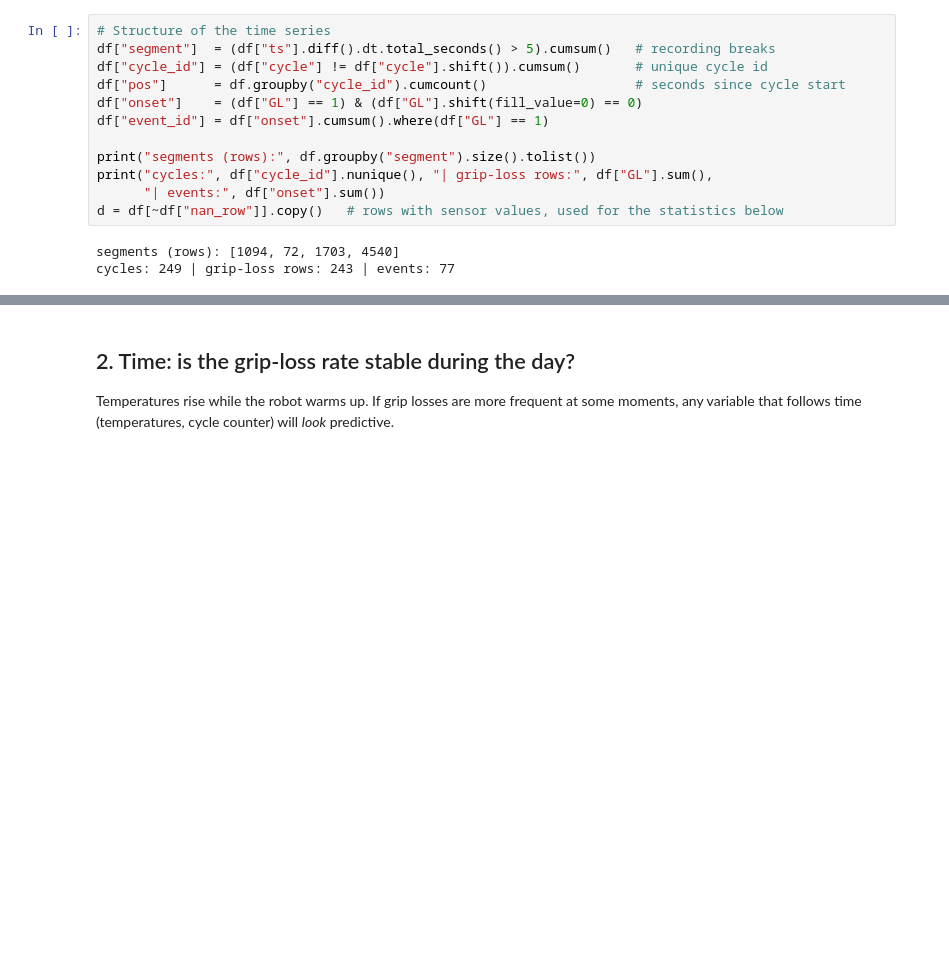
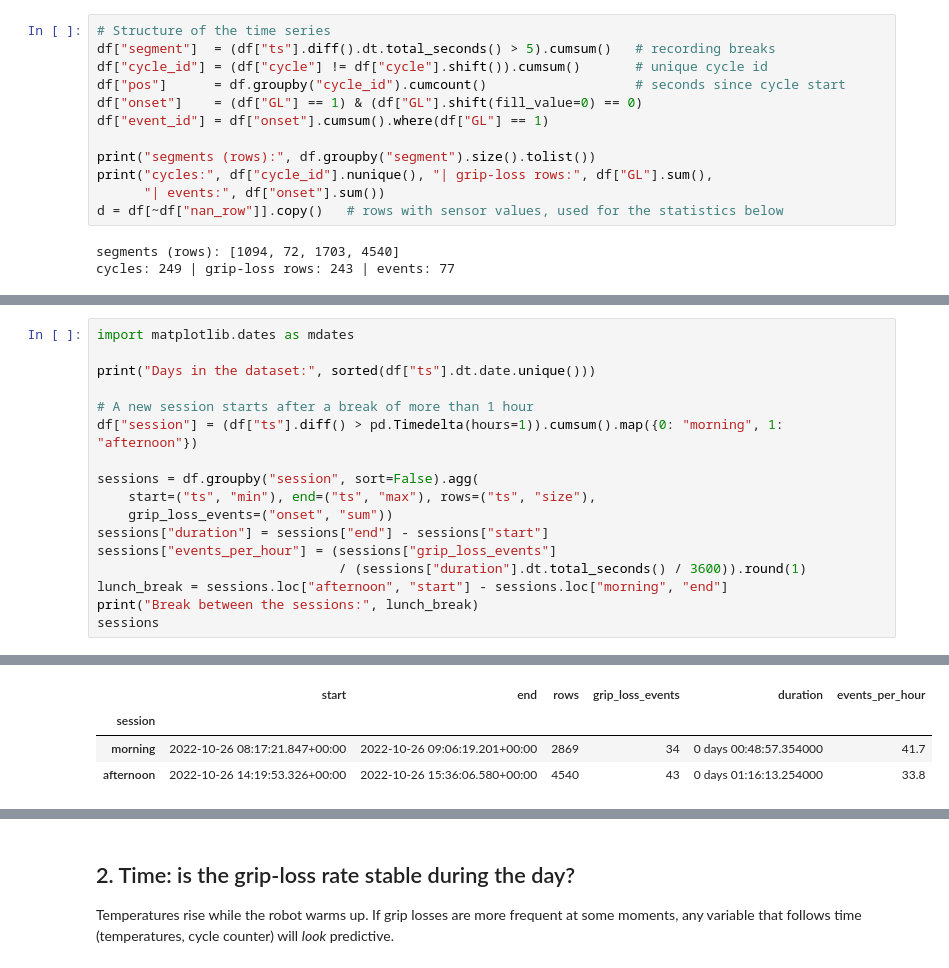
Before and after one commit to M-Espinoza-04/fault_detection_UR3_robot, a Jupyter notebook: step2_benchmark.ipynb, the cells around one changed output, grey strips where cells are left out. Drawn from its saved outputs; the diff is of its cells as text; blank space fills up the shorter version.

```diff
--- a/step2_benchmark.ipynb
+++ b/step2_benchmark.ipynb
@@ -59,0 +96,18 @@ cycles: 249 | grip-loss rows: 243 | events: 77
+# %%
+import matplotlib.dates as mdates
+
+print("Days in the dataset:", sorted(df["ts"].dt.date.unique()))
+
+# A new session starts after a break of more than 1 hour
+df["session"] = (df["ts"].diff() > pd.Timedelta(hours=1)).cumsum().map({0: "morning", 1: "afternoon"})
+
+sessions = df.groupby("session", sort=False).agg(
+    start=("ts", "min"), end=("ts", "max"), rows=("ts", "size"),
+    grip_loss_events=("onset", "sum"))
+sessions["duration"] = sessions["end"] - sessions["start"]
+sessions["events_per_hour"] = (sessions["grip_loss_events"]
+                               / (sessions["duration"].dt.total_seconds() / 3600)).round(1)
+lunch_break = sessions.loc["afternoon", "start"] - sessions.loc["morning", "end"]
+print("Break between the sessions:", lunch_break)
+sessions
+# %% [output]
@@ -59,0 +116,4 @@ cycles: 249 | grip-loss rows: 243 | events: 77
+|  | start | end | rows | grip_loss_events | duration | events_per_hour |
+| session |  |  |  |  |  |  |
+| morning | 2022-10-26 08:17:21.847+00:00 | 2022-10-26 09:06:19.201+00:00 | 2869 | 34 | 0 days 00:48:57.354000 | 41.7 |
+| afternoon | 2022-10-26 14:19:53.326+00:00 | 2022-10-26 15:36:06.580+00:00 | 4540 | 43 | 0 days 01:16:13.254000 | 33.8 |
```
Also changed, not shown: parts of 26 cells of this notebook, 1 other file.
